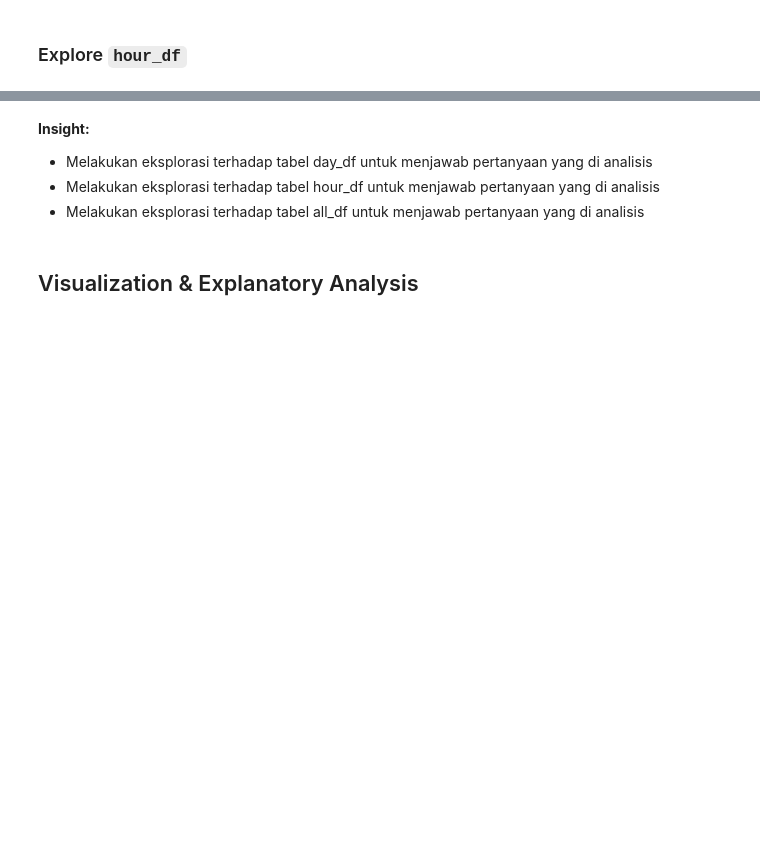
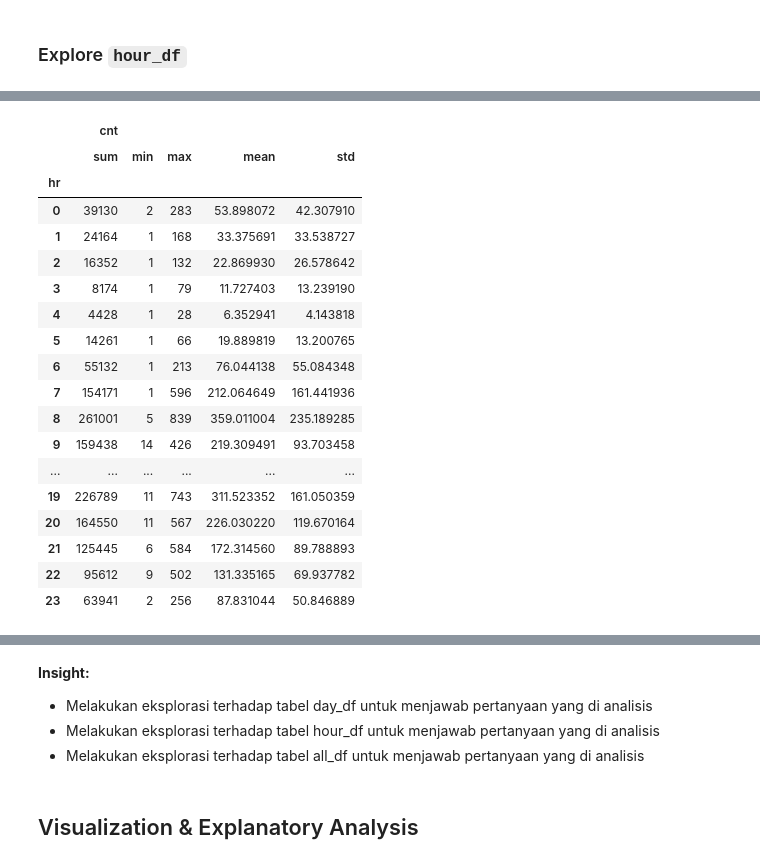
Before and after one commit to danovantaa/Bike-Sharing-Dashboard, a Jupyter notebook: notebook.ipynb, the cells around one changed output, grey strips where cells are left out. Drawn from its saved outputs; the diff is of its cells as text; code cells hidden in the pictures; blank space fills up the shorter version.

```diff
--- a/notebook.ipynb
+++ b/notebook.ipynb
@@ -129,2 +363,26 @@ hour_df.describe(include="all")
 # %%
-hourly_counts = hour_df.groupby('hr')['cnt'].mean()
+hourly_counts = hour_df.groupby(by='hr')['cnt'].mean()
+
+hour_df.groupby(by=["hr"]).agg({
+    "cnt":["sum","min", "max","mean","std"]
+})
+# %% [output]
+|  | cnt |  |  |  |  |
+|  | sum | min | max | mean | std |
+| hr |  |  |  |  |  |
+| 0 | 39130 | 2 | 283 | 53.898072 | 42.307910 |
+| 1 | 24164 | 1 | 168 | 33.375691 | 33.538727 |
+| 2 | 16352 | 1 | 132 | 22.869930 | 26.578642 |
+| 3 | 8174 | 1 | 79 | 11.727403 | 13.239190 |
+| 4 | 4428 | 1 | 28 | 6.352941 | 4.143818 |
+| 5 | 14261 | 1 | 66 | 19.889819 | 13.200765 |
+| 6 | 55132 | 1 | 213 | 76.044138 | 55.084348 |
+| 7 | 154171 | 1 | 596 | 212.064649 | 161.441936 |
+| 8 | 261001 | 5 | 839 | 359.011004 | 235.189285 |
+| 9 | 159438 | 14 | 426 | 219.309491 | 93.703458 |
+| ... | ... | ... | ... | ... | ... |
+| 19 | 226789 | 11 | 743 | 311.523352 | 161.050359 |
+| 20 | 164550 | 11 | 567 | 226.030220 | 119.670164 |
+| 21 | 125445 | 6 | 584 | 172.314560 | 89.788893 |
+| 22 | 95612 | 9 | 502 | 131.335165 | 69.937782 |
+| 23 | 63941 | 2 | 256 | 87.831044 | 50.846889 |
```
Also changed, not shown: parts of 48 cells of this notebook.
